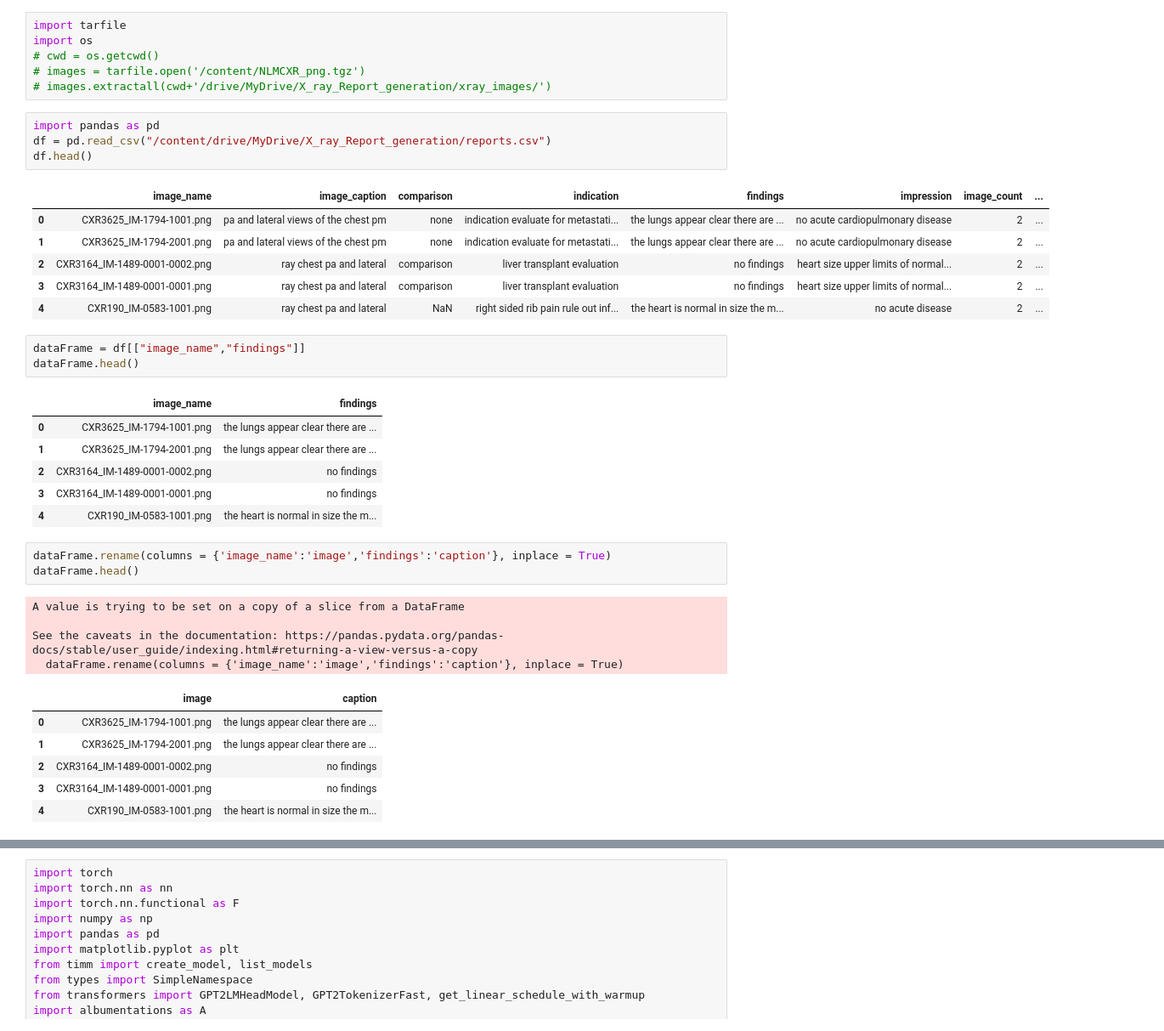
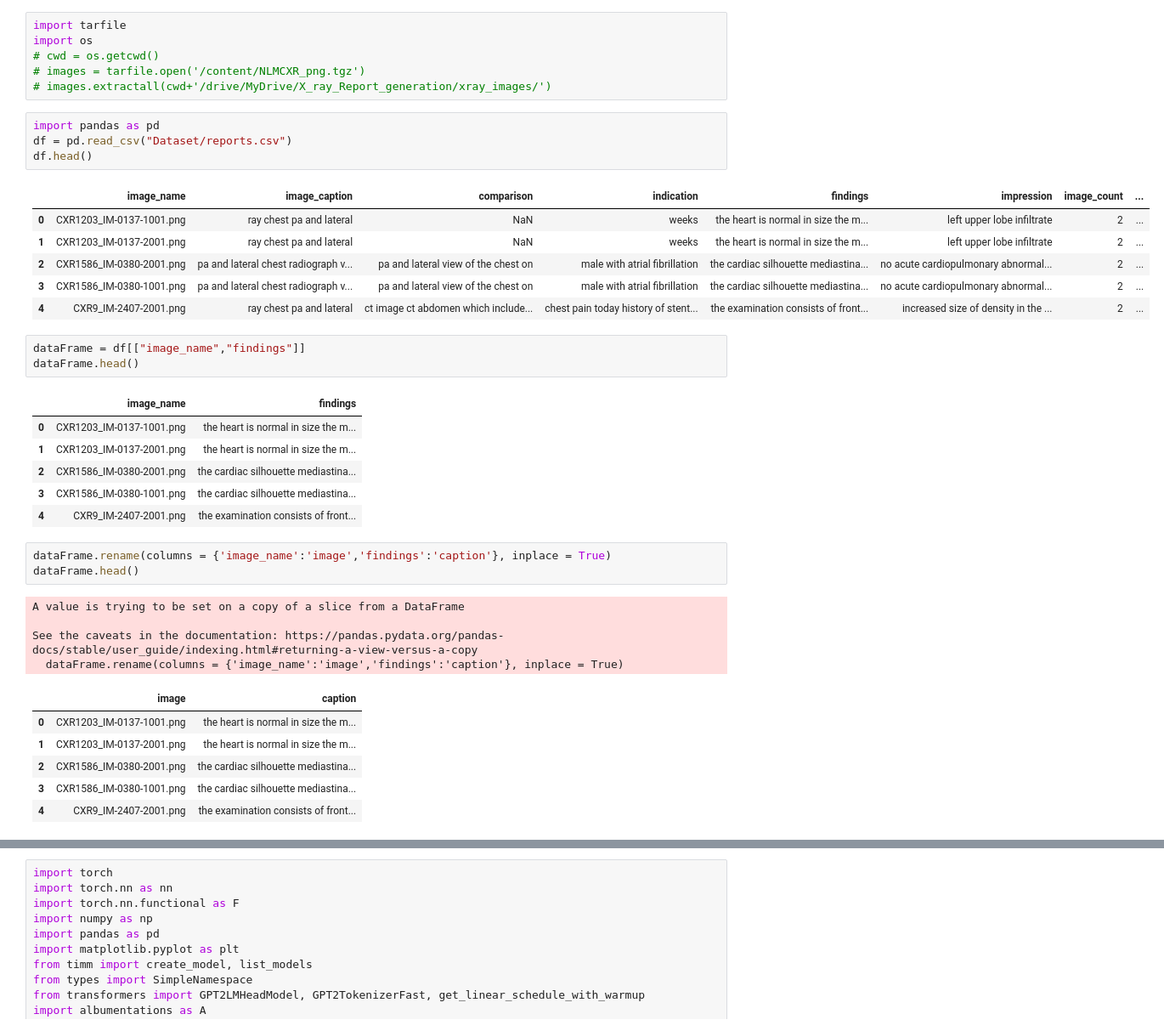
Before and after one commit to snehilchatterjee/qml, a Jupyter notebook: Architecture_model_working.ipynb, the cells around one changed output, grey strips where cells are left out. Shown at 85% size. Drawn from its saved outputs; the diff is of its cells as text.

```diff
--- a/Architecture_model_working.ipynb
+++ b/Architecture_model_working.ipynb
@@ -51,25 +72,25 @@ import os
 # images.extractall(cwd+'/drive/MyDrive/X_ray_Report_generation/xray_images/')
 # %%
 import pandas as pd
-df = pd.read_csv("/content/drive/MyDrive/X_ray_Report_generation/reports.csv")
+df = pd.read_csv("Dataset/reports.csv")
 df.head()
 # %% [output]
 |  | image_name | image_caption | comparison | indication | findings | impression | image_count | ... |
-| 0 | CXR3625_IM-1794-1001.png | pa and lateral views of the chest pm | none | indication evaluate for metastati... | the lungs appear clear there are ... | no acute cardiopulmonary disease | 2 | ... |
-| 1 | CXR3625_IM-1794-2001.png | pa and lateral views of the chest pm | none | indication evaluate for metastati... | the lungs appear clear there are ... | no acute cardiopulmonary disease | 2 | ... |
-| 2 | CXR3164_IM-1489-0001-0002.png | ray chest pa and lateral | comparison | liver transplant evaluation | no findings | heart size upper limits of normal... | 2 | ... |
-| 3 | CXR3164_IM-1489-0001-0001.png | ray chest pa and lateral | comparison | liver transplant evaluation | no findings | heart size upper limits of normal... | 2 | ... |
-| 4 | CXR190_IM-0583-1001.png | ray chest pa and lateral | NaN | right sided rib pain rule out inf... | the heart is normal in size the m... | no acute disease | 2 | ... |
+| 0 | CXR1203_IM-0137-1001.png | ray chest pa and lateral | NaN | weeks | the heart is normal in size the m... | left upper lobe infiltrate | 2 | ... |
+| 1 | CXR1203_IM-0137-2001.png | ray chest pa and lateral | NaN | weeks | the heart is normal in size the m... | left upper lobe infiltrate | 2 | ... |
+| 2 | CXR1586_IM-0380-2001.png | pa and lateral chest radiograph v... | pa and lateral view of the chest on | male with atrial fibrillation | the cardiac silhouette mediastina... | no acute cardiopulmonary abnormal... | 2 | ... |
+| 3 | CXR1586_IM-0380-1001.png | pa and lateral chest radiograph v... | pa and lateral view of the chest on | male with atrial fibrillation | the cardiac silhouette mediastina... | no acute cardiopulmonary abnormal... | 2 | ... |
+| 4 | CXR9_IM-2407-2001.png | ray chest pa and lateral | ct image ct abdomen which include... | chest pain today history of stent... | the examination consists of front... | increased size of density in the ... | 2 | ... |
 # %%
 dataFrame = df[["image_name","findings"]]
 dataFrame.head()
 # %% [output]
 |  | image_name | findings |
-| 0 | CXR3625_IM-1794-1001.png | the lungs appear clear there are ... |
-| 1 | CXR3625_IM-1794-2001.png | the lungs appear clear there are ... |
-| 2 | CXR3164_IM-1489-0001-0002.png | no findings |
-| 3 | CXR3164_IM-1489-0001-0001.png | no findings |
-| 4 | CXR190_IM-0583-1001.png | the heart is normal in size the m... |
+| 0 | CXR1203_IM-0137-1001.png | the heart is normal in size the m... |
+| 1 | CXR1203_IM-0137-2001.png | the heart is normal in size the m... |
+| 2 | CXR1586_IM-0380-2001.png | the cardiac silhouette mediastina... |
+| 3 | CXR1586_IM-0380-1001.png | the cardiac silhouette mediastina... |
+| 4 | CXR9_IM-2407-2001.png | the examination consists of front... |
 # %%
 dataFrame.rename(columns = {'image_name':'image','findings':'caption'}, inplace = True)
 dataFrame.head()
@@ -79,10 +100,10 @@ A value is trying to be set on a copy of a slice from a DataFrame
 See the caveats in the documentation: https://pandas.pydata.org/pandas-docs/stable/user_guide/indexing.html#returning-a-view-versus-a-copy
   dataFrame.rename(columns = {'image_name':'image','findings':'caption'}, inplace = True)
 |  | image | caption |
-| 0 | CXR3625_IM-1794-1001.png | the lungs appear clear there are ... |
-| 1 | CXR3625_IM-1794-2001.png | the lungs appear clear there are ... |
-| 2 | CXR3164_IM-1489-0001-0002.png | no findings |
-| 3 | CXR3164_IM-1489-0001-0001.png | no findings |
-| 4 | CXR190_IM-0583-1001.png | the heart is normal in size the m... |
+| 0 | CXR1203_IM-0137-1001.png | the heart is normal in size the m... |
+| 1 | CXR1203_IM-0137-2001.png | the heart is normal in size the m... |
+| 2 | CXR1586_IM-0380-2001.png | the cardiac silhouette mediastina... |
+| 3 | CXR1586_IM-0380-1001.png | the cardiac silhouette mediastina... |
+| 4 | CXR9_IM-2407-2001.png | the examination consists of front... |
 # %%
 from pathlib import Path
```
Also changed, not shown: parts of 25 cells of this notebook, 9 other files.
